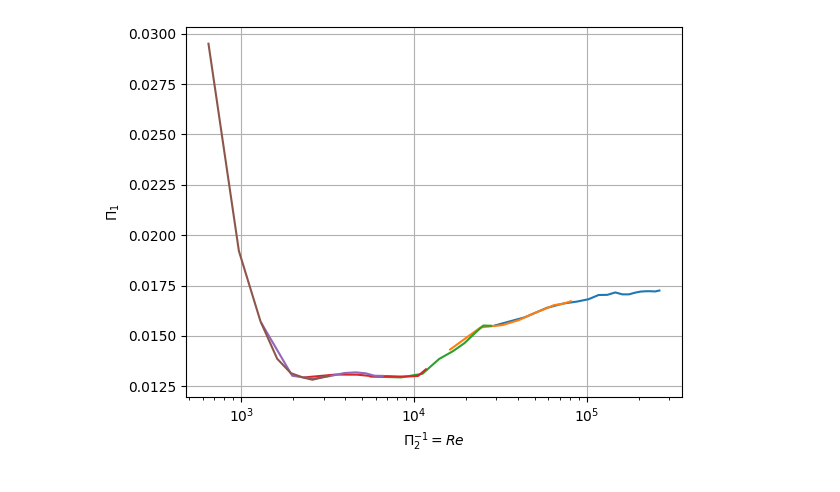
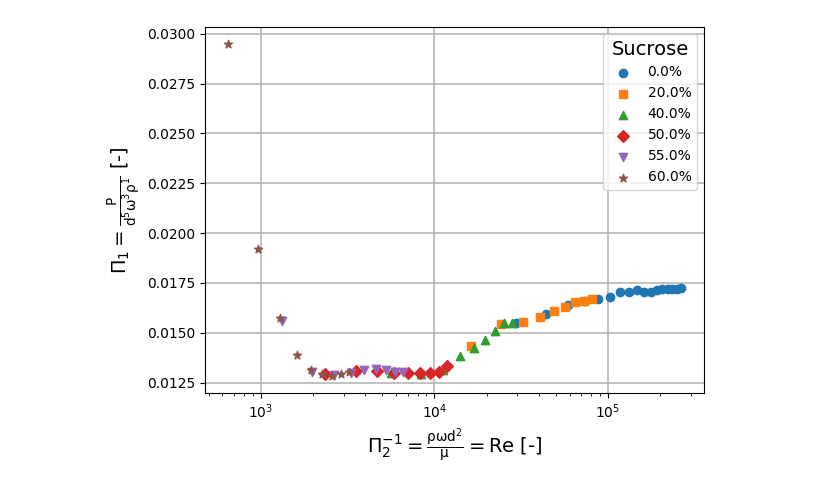
Before and after one commit to ChristianRas/41312_Fluid-mekanik, a Jupyter notebook: Afleveringer/2/aflevering_2.ipynb, the cells around one changed output. Saved outputs shown, nothing was run; the diff lists cells and outputs as text; code cells hidden in the pictures.

```diff
--- a/Afleveringer/2/aflevering_2.ipynb
+++ b/Afleveringer/2/aflevering_2.ipynb
@@ -1,6 +1,17 @@
 # %%
 import numpy as np
 import matplotlib.pyplot as plt
+
+plt.rcParams.update({
+    "font.size": 14,            # default text size
+    "axes.labelsize": 14,       # x/y labels
+    "axes.labelweight": "normal",
+    "xtick.labelsize": 10,      # x tick labels
+    "ytick.labelsize": 10,      # y tick labels
+    "legend.fontsize": 10,      # legend text
+    "lines.linewidth": 1,        # thicker plot lines
+    "grid.linewidth": 1.1
+})
 # %%
 measurement_data = np.loadtxt("data.txt")
 
@@ -8,24 +19,32 @@ unique_concentration_values = np.unique(measurement_data[:,0])
 data_groups = {val: measurement_data[measurement_data[:,0] == val] for val in unique_concentration_values}
 # %%
 D = 53 * 10**-3
+markers = ['o', 's', '^', 'D', 'v', '*']
 
-for val in unique_concentration_values:
+fig, ax1 = plt.subplots()
+
+ax1.set_xlabel(r"$\Pi_2 ^{-1} = \mathrm{\frac{\rho \omega d^2}{\mu}} = \text{Re}$ [-]")
+ax1.set_ylabel(r"$\Pi_1 = \frac{\mathrm{P}}{\mathrm{d}^5 \mathrm{\omega}^3 \mathrm{\rho}^1}$ [-]")
+ax1.set_xscale("log")
+
+
+for i, val in enumerate(unique_concentration_values):
 
     data = data_groups[val]
 
     sucrose_concentration, rho, mu, rpm, torque = data[:,0], data[:,1], data[:,2], data[:,3], data[:,4]
 
     angular_frequency = rpm * 2 * np.pi / 60
 
     PI_1 = torque * angular_frequency / D**5 / angular_frequency**3 / rho
 
     PI_2 = mu / D**2 / angular_frequency / rho
 
-    plt.plot(PI_2**-1, PI_1, label=f"{val}%")
+    ax1.scatter(PI_2**-1, PI_1, marker=markers[i], label=f"{val}%", zorder=3)
 
-plt.xscale("log")
-plt.xlabel(r"$\Pi_2^{-1} = Re$")
-plt.ylabel(r"$\Pi_1$")
-plt.grid()
+ax1.grid()
+ax1.legend(title="Sucrose")
+plt.tight_layout()
+plt.savefig("Piplot.pdf", dpi=300)
 # %% [output]
-[figure, old version]
+[figure, new version]
```
Also changed, not shown: parts of 2 cells of this notebook, 9 other files.
